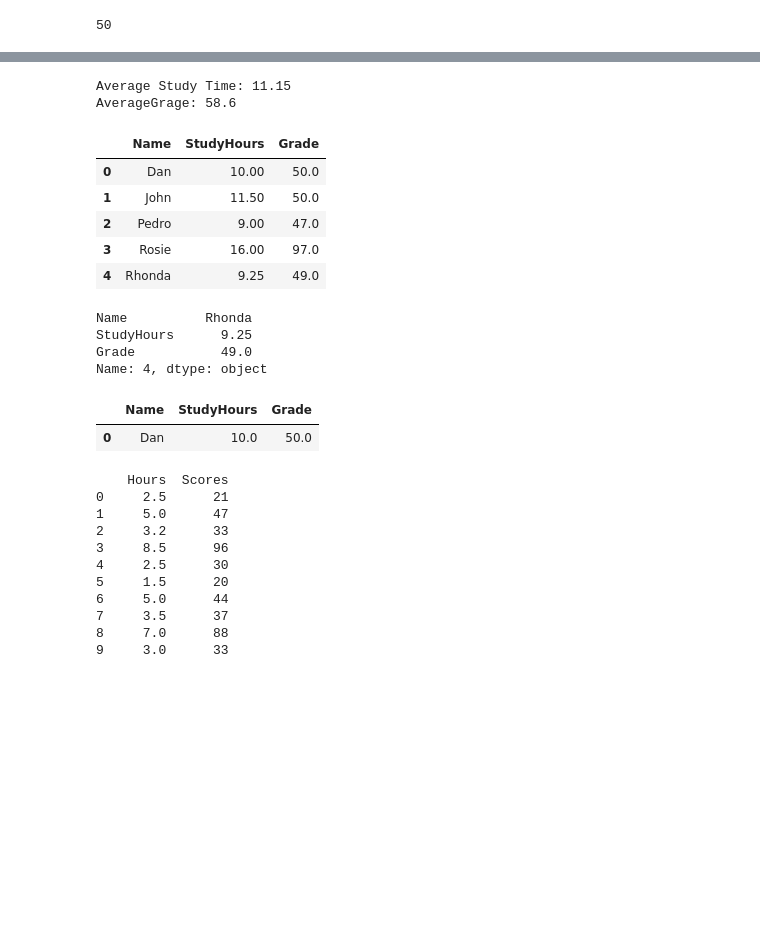
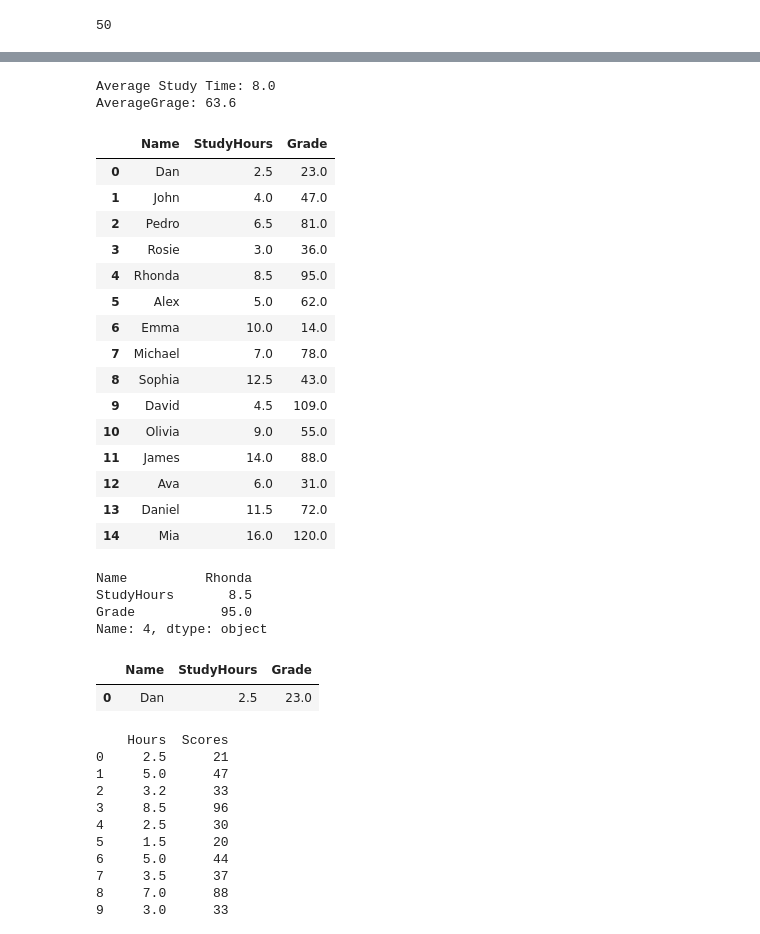
Before and after one commit to Ashu11122000/data-science-basics, a Jupyter notebook: python-notebook.ipynb, the cells around one changed output, grey strips where cells are left out. Cells and saved outputs as stored; diff of their text form; code cells hidden in the pictures; blank space fills up the shorter version.

```diff
--- a/python-notebook.ipynb
+++ b/python-notebook.ipynb
@@ -1,5 +25,5 @@
 # %%
-data = [50, 50, 47, 97, 49]
+data = [23, 47, 81, 36, 95, 62, 14, 78, 43, 109, 55, 88, 31, 72, 120]
 
 print(data * 2)
 # %% [output]
@@ -27,5 +91,9 @@ float(grades.mean())
 # %%
-study_hours = [10.0, 11.5, 9.0, 16.0, 9.25]
+study_hours = [
+    2.5, 4.0, 6.5, 3.0, 8.5,
+    5.0, 10.0, 7.0, 12.5, 4.5,
+    9.0, 14.0, 6.0, 11.5, 16.0
+]
 student_data = np.array([study_hours, grades])
 # %%
 float(student_data[0][0])
@@ -37,33 +111,51 @@ avg_grade = student_data[1].mean()
 
 print(f'Average Study Time: {avg_study}\nAverageGrage: {avg_grade}')
 # %% [output]
-Average Study Time: 11.15
-AverageGrage: 58.6
+Average Study Time: 8.0
+AverageGrage: 63.6
 # %%
 import pandas as pd
-df_students = pd.DataFrame({'Name':['Dan', 'John', 'Pedro', 'Rosie', 'Rhonda'],
-                            'StudyHours': student_data[0],
-                            'Grade': student_data[1]})
+df_students = pd.DataFrame({
+    'Name': [
+        'Dan', 'John', 'Pedro', 'Rosie', 'Rhonda',
+        'Alex', 'Emma', 'Michael', 'Sophia', 'David',
+        'Olivia', 'James', 'Ava', 'Daniel', 'Mia'
+    ],
+
+    'StudyHours': student_data[0],
+
+    'Grade': student_data[1]
+})
 df_students
 # %% [output]
 |  | Name | StudyHours | Grade |
-| 0 | Dan | 10.00 | 50.0 |
-| 1 | John | 11.50 | 50.0 |
-| 2 | Pedro | 9.00 | 47.0 |
-| 3 | Rosie | 16.00 | 97.0 |
-| 4 | Rhonda | 9.25 | 49.0 |
+| 0 | Dan | 2.5 | 23.0 |
+| 1 | John | 4.0 | 47.0 |
+| 2 | Pedro | 6.5 | 81.0 |
+| 3 | Rosie | 3.0 | 36.0 |
+| 4 | Rhonda | 8.5 | 95.0 |
+| 5 | Alex | 5.0 | 62.0 |
+| 6 | Emma | 10.0 | 14.0 |
+| 7 | Michael | 7.0 | 78.0 |
+| 8 | Sophia | 12.5 | 43.0 |
+| 9 | David | 4.5 | 109.0 |
+| 10 | Olivia | 9.0 | 55.0 |
+| 11 | James | 14.0 | 88.0 |
+| 12 | Ava | 6.0 | 31.0 |
+| 13 | Daniel | 11.5 | 72.0 |
+| 14 | Mia | 16.0 | 120.0 |
 # %%
 df_students.loc[4]
 # %% [output]
 Name          Rhonda
-StudyHours      9.25
-Grade           49.0
+StudyHours       8.5
+Grade           95.0
 Name: 4, dtype: object
 # %%
 df_students.query('Name=="Dan"')
 # %% [output]
 |  | Name | StudyHours | Grade |
-| 0 | Dan | 10.0 | 50.0 |
+| 0 | Dan | 2.5 | 23.0 |
 # %%
 import pandas as pd
 
```
Also changed, not shown: parts of 42 cells of this notebook, 1 other file.
